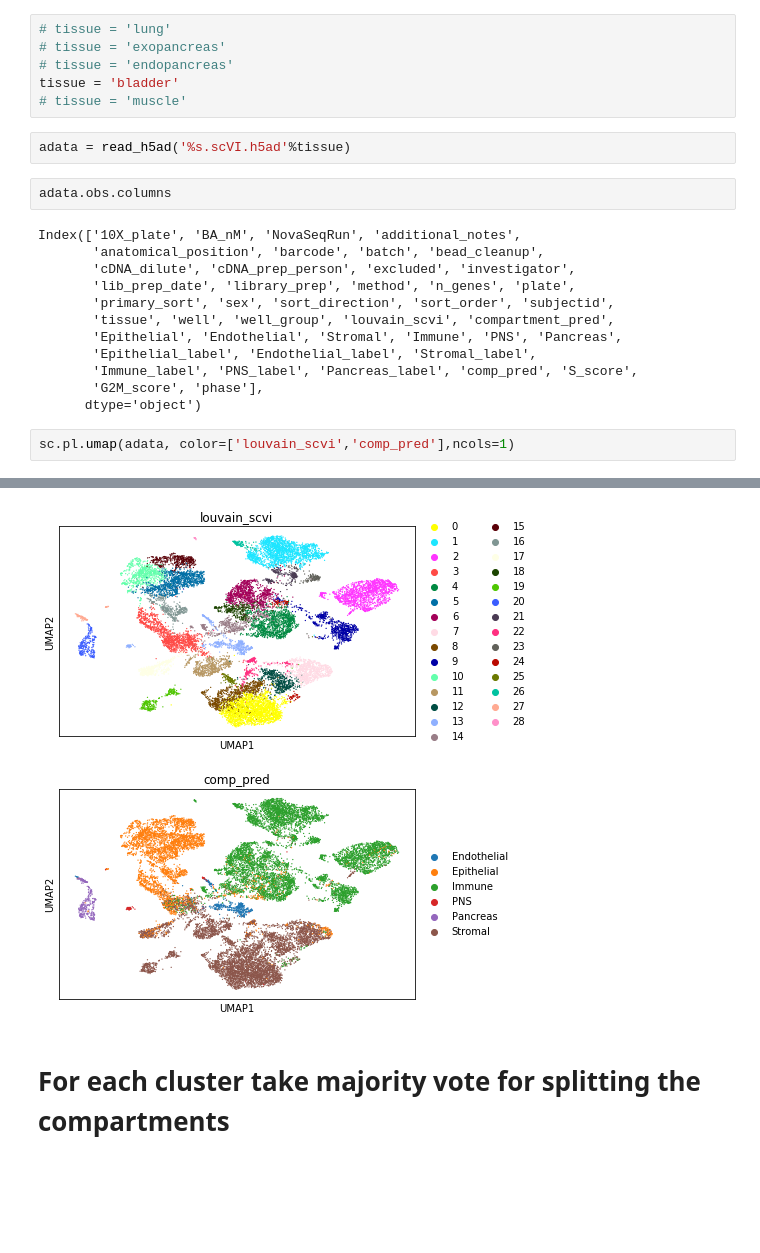
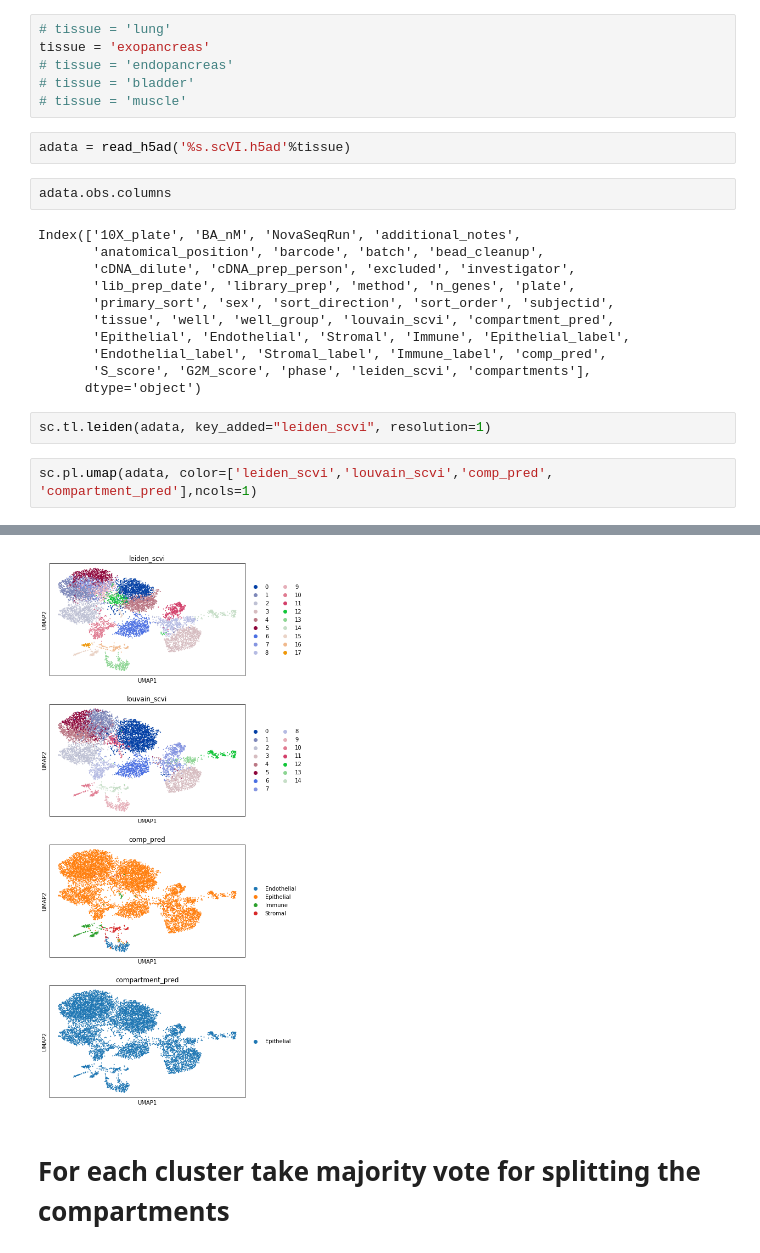
Before and after one commit to czbiohub-sf/tabula-sapiens, a Jupyter notebook: CompartmentSplitting/tissue_split.ipynb, the cells around one changed output, grey strips where cells are left out. Saved outputs shown, nothing was run; the diff lists cells and outputs as text; blank space fills up the shorter version.

Commit message:
update compartment Markers notebook

```diff
--- a/CompartmentSplitting/tissue_split.ipynb
+++ b/CompartmentSplitting/tissue_split.ipynb
@@ -41,9 +41,9 @@ from copy import deepcopy
 0.5.0
 # %%
 # tissue = 'lung'
-# tissue = 'exopancreas'
+tissue = 'exopancreas'
 # tissue = 'endopancreas'
-tissue = 'bladder'
+# tissue = 'bladder'
 # tissue = 'muscle'
 # %%
 adata = read_h5ad('%s.scVI.h5ad'%tissue)
@@ -56,11 +56,12 @@ Index(['10X_plate', 'BA_nM', 'NovaSeqRun', 'additional_notes',
        'lib_prep_date', 'library_prep', 'method', 'n_genes', 'plate',
        'primary_sort', 'sex', 'sort_direction', 'sort_order', 'subjectid',
        'tissue', 'well', 'well_group', 'louvain_scvi', 'compartment_pred',
-       'Epithelial', 'Endothelial', 'Stromal', 'Immune', 'PNS', 'Pancreas',
-       'Epithelial_label', 'Endothelial_label', 'Stromal_label',
-       'Immune_label', 'PNS_label', 'Pancreas_label', 'comp_pred', 'S_score',
-       'G2M_score', 'phase'],
+       'Epithelial', 'Endothelial', 'Stromal', 'Immune', 'Epithelial_label',
+       'Endothelial_label', 'Stromal_label', 'Immune_label', 'comp_pred',
+       'S_score', 'G2M_score', 'phase', 'leiden_scvi', 'compartments'],
       dtype='object')
+# %%
+sc.tl.leiden(adata, key_added="leiden_scvi", resolution=1)
 # %%
-sc.pl.umap(adata, color=['louvain_scvi','comp_pred'],ncols=1)
+sc.pl.umap(adata, color=['leiden_scvi','louvain_scvi','comp_pred', 'compartment_pred'],ncols=1)
 # %% [output]
@@ -67,4 +69,4 @@ sc.pl.umap(adata, color=['louvain_scvi','comp_pred'],ncols=1)
-[figure, old version]
+[figure, new version]
 # %% [markdown]
 # For each cluster take majority vote for splitting the compartments
 # %%
```
Also changed, not shown: parts of 12 cells of this notebook.
